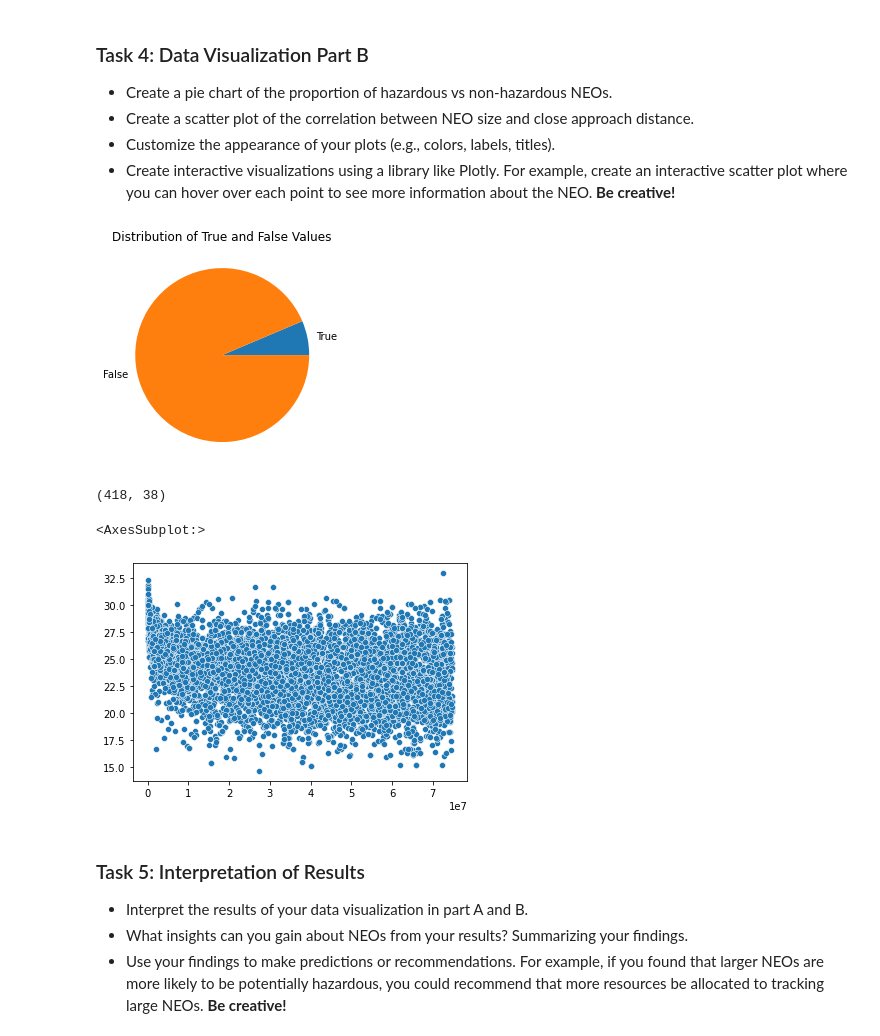
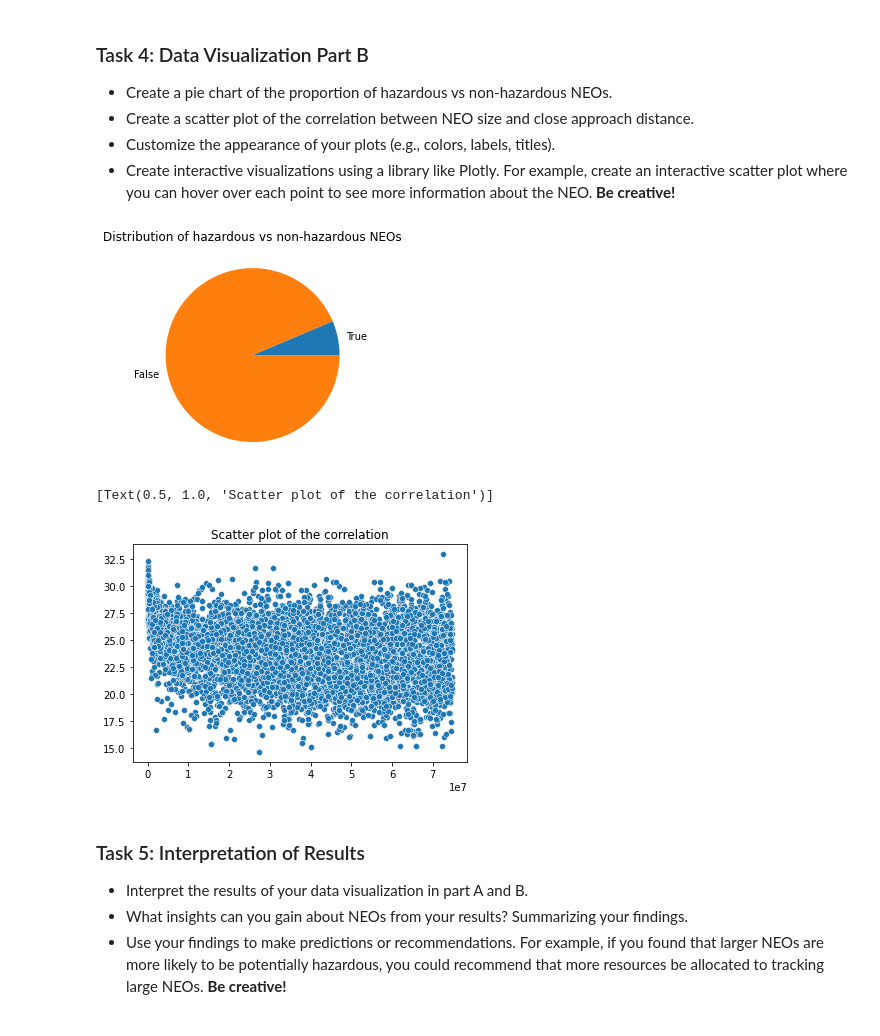
Before and after one commit to fred248h/62444-DVA, a Jupyter notebook: Frederik/5_nasa_data_collection_and_visualization_s204256.ipynb, the cells around one changed output. Cells and saved outputs as stored; diff of their text form; code cells hidden in the pictures.

```diff
--- a/Frederik/5_nasa_data_collection_and_visualization_s204256.ipynb
+++ b/Frederik/5_nasa_data_collection_and_visualization_s204256.ipynb
@@ -288,49 +291,39 @@ df_NEO_avg_week.plot()
 - Create interactive visualizations using a library like Plotly. For example, create an interactive scatter plot where you can hover over each point to see more information about the NEO. **Be creative!**
 # %%
 #  Pie chart of the proportion of hazardous vs non-hazardous NEOs.
-
 
 # Count the occurrences of True and False
 true_count = haz.count(True)
 false_count = haz.count(False)
 
 # Plotting the distribution
 labels = ['True', 'False']
 counts = [true_count, false_count]
 
+plt.figure(facecolor='white')
 plt.pie(counts, labels = labels)
-plt.title('Distribution of True and False Values')
+plt.title('Distribution of hazardous vs non-hazardous NEOs')
 plt.show()
 # %% [output]
-[figure, old version]
+[figure, new version]
 # %%
 # Scatter plot of the correlation between NEO size and close approach distance.
 
 import seaborn
 
 values_dis = []
-
-
-shape = df_NEO_dis.shape
-
-print(shape)
-
-for i in range(0,shape[0]):
-    for j in range(0,shape[1]):
+for i in range(0,df_NEO_dis.shape[0]):
+    for j in range(0,df_NEO_dis.shape[1]):
         if pd.isna(df_NEO_dis.iloc[i,j]) == True:
             break
         else:
             values_dis.append(df_NEO_dis.iloc[i,j])
 
 
-
-
-
-seaborn.scatterplot(y=values, x=values_dis)
+seaborn.scatterplot(y=values_size, x=values_dis).set(title='Scatter plot of the correlation')
 # %% [output]
-(418, 38)
+[Text(0.5, 1.0, 'Scatter plot of the correlation')]
-<AxesSubplot:>
-[figure, old version]
+[figure, new version]
 # %%
 # Interactive visualizations
 # %% [markdown]
```
Also changed, not shown: parts of 3 cells of this notebook.
